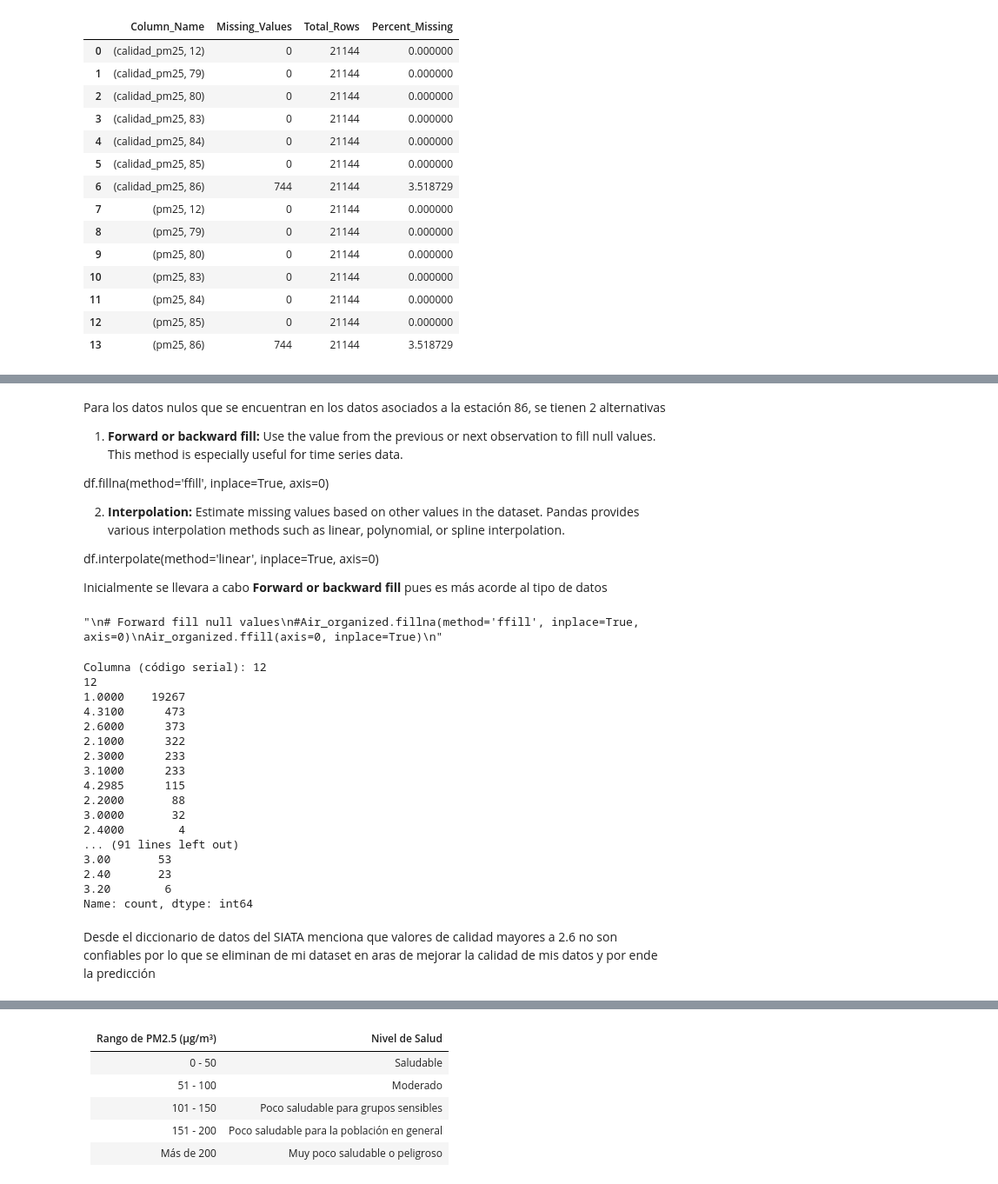
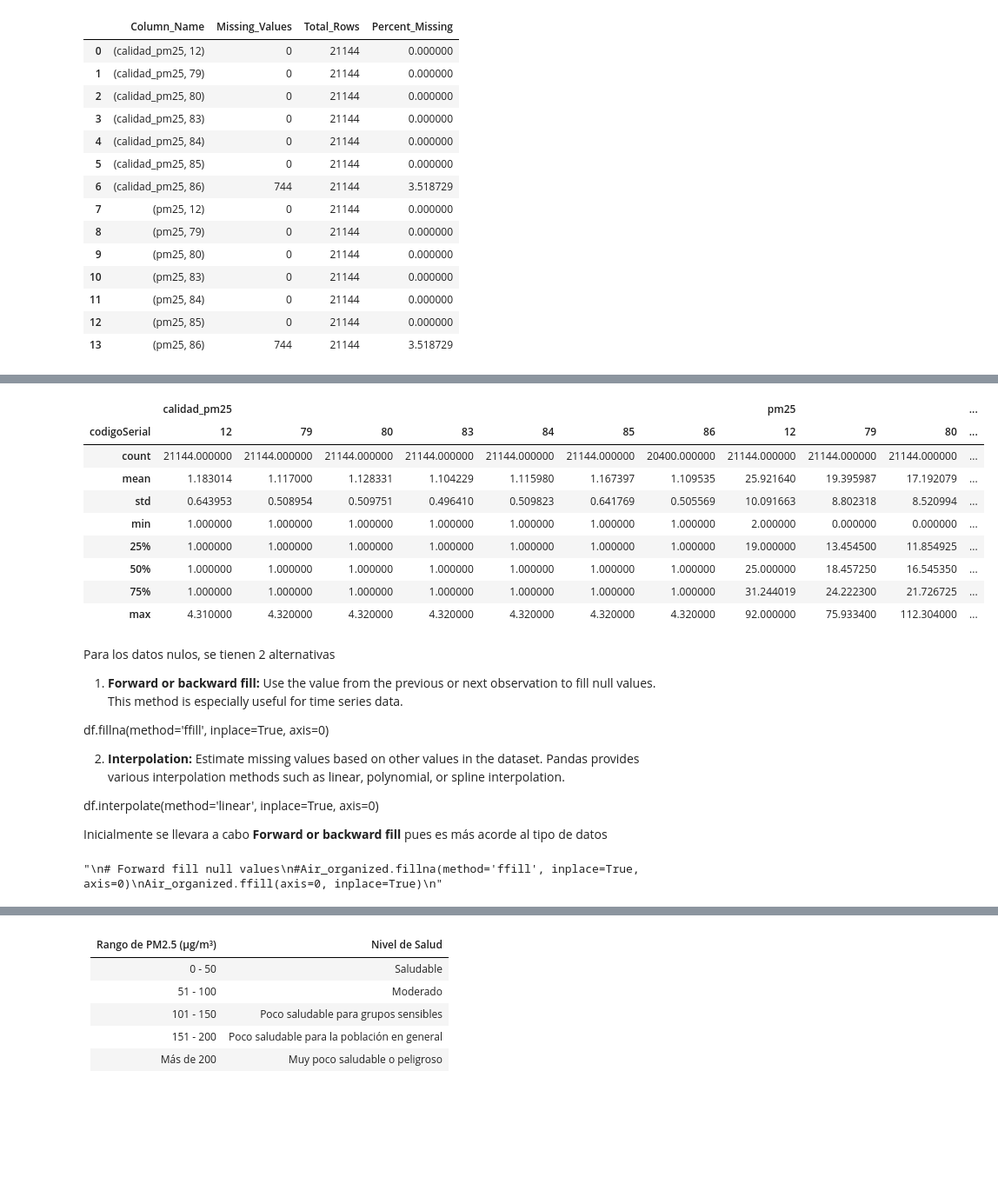
Before and after one commit to Matu10100/AirQuality_Prediction, a Jupyter notebook: Programacion/ProyectoGrado-EDA_V1.ipynb, the cells around one changed output, grey strips where cells are left out. Shown: that part at 87% size. Drawn from its saved outputs; the diff is of its cells as text; code cells hidden in the pictures; blank space fills up the shorter version.

```diff
--- a/Programacion/ProyectoGrado-EDA_V1.ipynb
+++ b/Programacion/ProyectoGrado-EDA_V1.ipynb
@@ -189,0 +250,11 @@ missing_values(Air_organized)
+# %%
+prueba = Air_organized.copy()
+
+# Filtrar todas las columnas de 'calidad_pm25'
+calidad_columns = prueba.xs('calidad_pm25', level=0, axis=1)
+
+# Iterar sobre cada código serial en las columnas 'calidad_pm25'
+for codigoSerial in calidad_columns:
+    # Reemplazar los valores en 'pm25' si 'calidad_pm25' es menor a 2.6
+    prueba.loc[prueba[('calidad_pm25', codigoSerial)] > 1, ('pm25', codigoSerial)] = np.nan
+    #prueba.loc[prueba[('calidad_pm25', codigoSerial)] > 1, ('calidad_pm25', codigoSerial)] = np.nan
@@ -189,0 +279,13 @@ missing_values(Air_organized)
+# %%
+# Crear columnas auxiliares de año y mes a partir del índice
+prueba['Año'] = prueba.index.year
+prueba['Mes'] = prueba.index.month
+
+# Calcular la media mensual de cada columna
+medias_mensuales = prueba.groupby(['Año', 'Mes']).transform('mean')
+
+# Rellenar valores faltantes en cada columna usando la media mensual
+prueba.fillna(medias_mensuales, inplace=True)
+
+# Eliminar las columnas auxiliares de año y mes si no son necesarias
+prueba.drop(['Año', 'Mes'], axis=1, inplace=True)
@@ -190,5 +310,18 @@ missing_values(Air_organized)
+# %%
+prueba.describe()
+# %% [output]
+|  | calidad_pm25 |  |  |  |  |  |  | pm25 |  |  | ... |
+| codigoSerial | 12 | 79 | 80 | 83 | 84 | 85 | 86 | 12 | 79 | 80 | ... |
+| count | 21144.000000 | 21144.000000 | 21144.000000 | 21144.000000 | 21144.000000 | 21144.000000 | 20400.000000 | 21144.000000 | 21144.000000 | 21144.000000 | ... |
+| mean | 1.183014 | 1.117000 | 1.128331 | 1.104229 | 1.115980 | 1.167397 | 1.109535 | 25.921640 | 19.395987 | 17.192079 | ... |
+| std | 0.643953 | 0.508954 | 0.509751 | 0.496410 | 0.509823 | 0.641769 | 0.505569 | 10.091663 | 8.802318 | 8.520994 | ... |
+| min | 1.000000 | 1.000000 | 1.000000 | 1.000000 | 1.000000 | 1.000000 | 1.000000 | 2.000000 | 0.000000 | 0.000000 | ... |
+| 25% | 1.000000 | 1.000000 | 1.000000 | 1.000000 | 1.000000 | 1.000000 | 1.000000 | 19.000000 | 13.454500 | 11.854925 | ... |
+| 50% | 1.000000 | 1.000000 | 1.000000 | 1.000000 | 1.000000 | 1.000000 | 1.000000 | 25.000000 | 18.457250 | 16.545350 | ... |
+| 75% | 1.000000 | 1.000000 | 1.000000 | 1.000000 | 1.000000 | 1.000000 | 1.000000 | 31.244019 | 24.222300 | 21.726725 | ... |
+| max | 4.310000 | 4.320000 | 4.320000 | 4.320000 | 4.320000 | 4.320000 | 4.320000 | 92.000000 | 75.933400 | 112.304000 | ... |
 # %% [markdown]
-Para los datos nulos que se encuentran en los datos asociados a la estación 86, se tienen 2 alternativas
+Para los datos nulos, se tienen 2 alternativas
 
 1. **Forward or backward fill:** Use the value from the previous or next observation to fill null values. This method is especially useful for time series data.
 
@@ -212,36 +342,0 @@ Air_organized.ffill(axis=0, inplace=True)
-# %%
-# Seleccionar todas las columnas con el nombre 'calidad_pm25' en el primer nivel del MultiIndex
-calidad_pm25_columns = Air_organized.xs('calidad_pm25', level=0, axis=1)
-
-# Iterar sobre cada columna (por código serial)
-for column in calidad_pm25_columns.columns:
-    # Obtener los valores únicos en cada columna
-    unique_vals = calidad_pm25_columns[column].unique()
-
-    # Contar la frecuencia de cada valor único
-    value_counts = calidad_pm25_columns[column].value_counts()
-
-    # Mostrar los resultados
-    print(f"Columna (código serial): {column}")
-    print(value_counts)
-    print("\n")
-# %% [output]
-Columna (código serial): 12
-12
-1.0000    19267
-4.3100      473
-2.6000      373
-2.1000      322
-2.3000      233
-3.1000      233
-4.2985      115
-2.2000       88
-3.0000       32
-2.4000        4
-... (91 lines left out)
-3.00       53
-2.40       23
-3.20        6
-Name: count, dtype: int64
-# %% [markdown]
-Desde el diccionario de datos del SIATA menciona que valores de calidad mayores a 2.6 no son confiables por lo que se eliminan de mi dataset en aras de mejorar la calidad de mis datos y por ende la predicción
```
Also changed, not shown: parts of 15 cells of this notebook.
